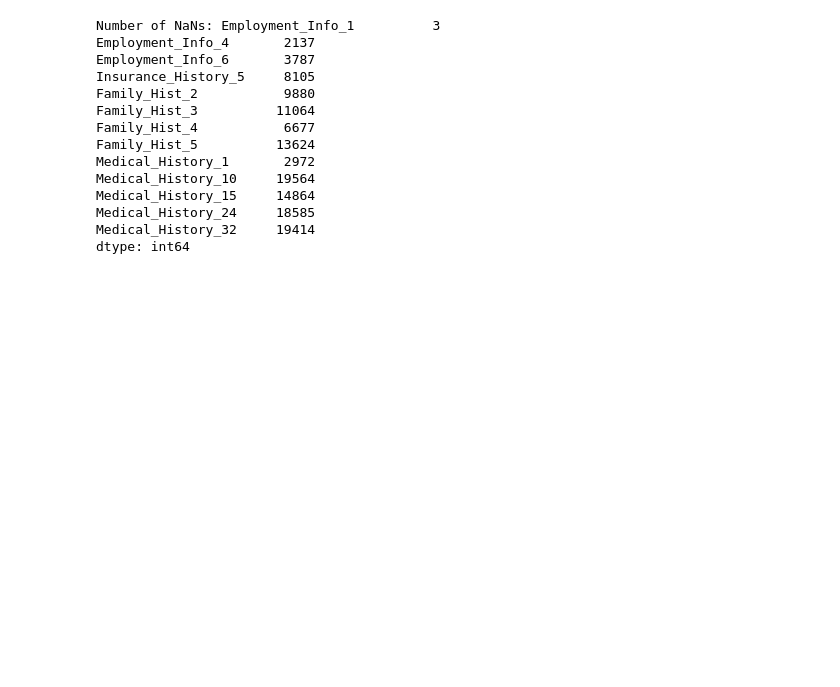
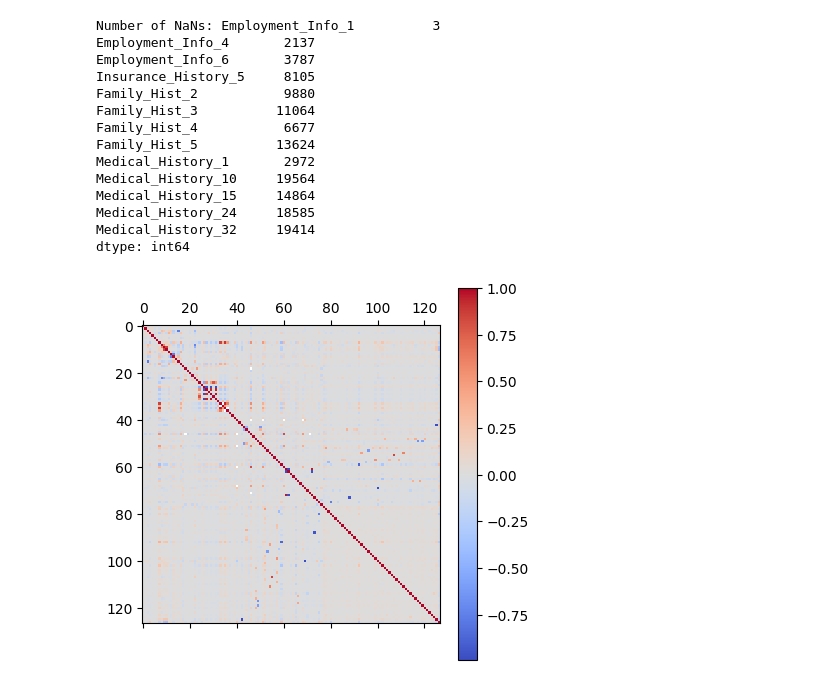
Before and after one commit to Ja-Tink/kaggle-prudential, a Jupyter notebook: code/analysis.ipynb, the cells around one changed output. Drawn from its saved outputs; the diff is of its cells as text; code cells hidden in the pictures; blank space fills up the shorter version.

```diff
--- a/code/analysis.ipynb
+++ b/code/analysis.ipynb
@@ -4,5 +5,6 @@ import matplotlib.pyplot as plt
 # %%
 #load test data
+train_data = pd.read_csv("./data/train.csv")
 test_cols = pd.read_csv("./data/test.csv")
 test_preds = pd.read_csv("./submissions/submission.csv")
 test_w_preds = pd.concat([test_cols, test_preds], axis = 1)
@@ -51,3 +53,12 @@ Medical_History_15     14864
 Medical_History_24     18585
 Medical_History_32     19414
 dtype: int64
+# %%
+#correlations
+corr_mat = train_data.drop("Product_Info_2", axis = 1).corr()
+cax = plt.matshow(corr_mat, cmap = "coolwarm")
+plt.colorbar(cax)
+plt.tight_layout()
+plt.show()
+# %% [output]
+[figure, added]
```
Also changed, not shown: parts of 8 cells of this notebook.
